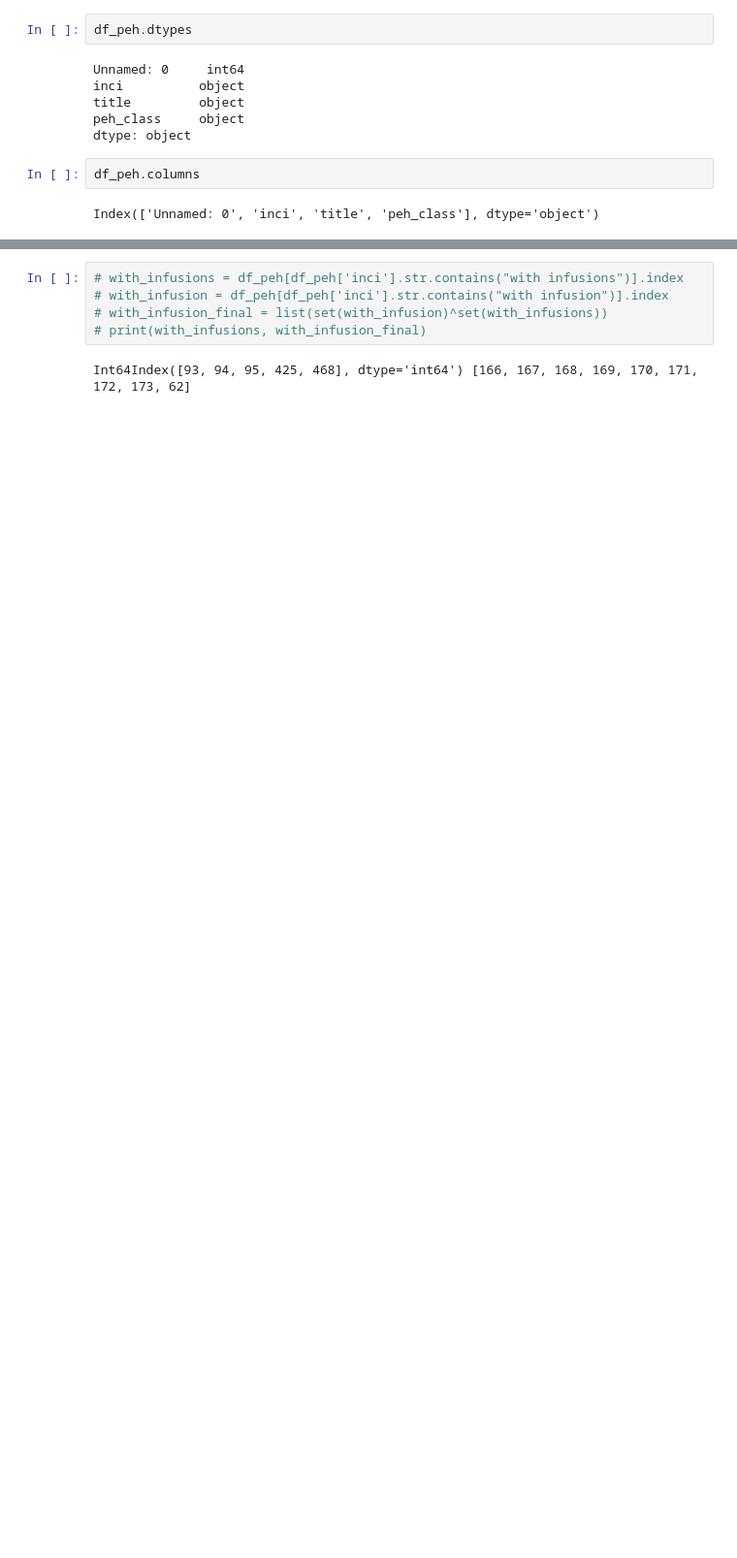
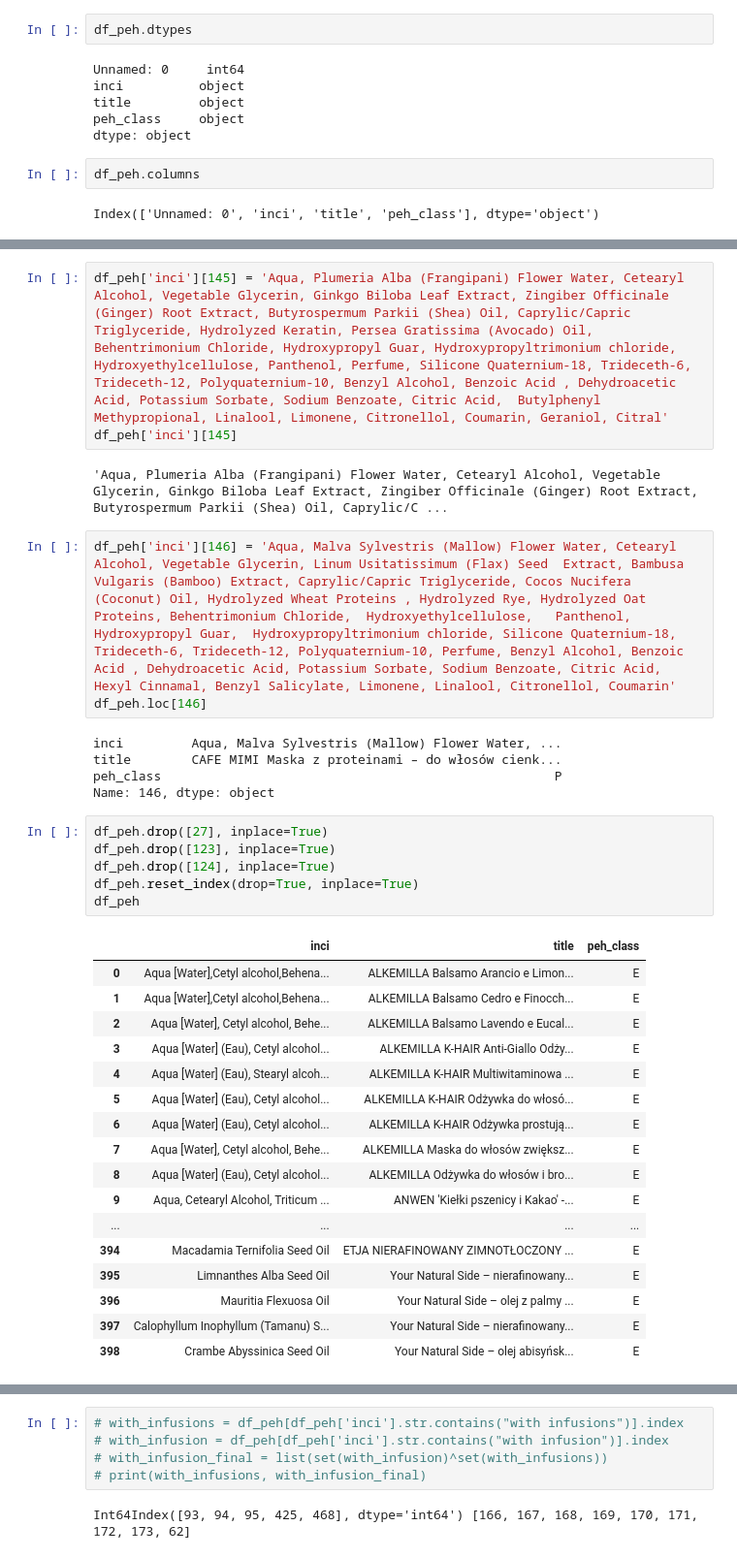
Before and after one commit to CodingBee77/Data_Science_Projects, a Jupyter notebook: PEH_Classifier/Data cleaning/PEH_Classifier_data_cleaning.ipynb, the cells around one changed output, grey strips where cells are left out. Shown at 97% size. Cells and saved outputs as stored; diff of their text form; blank space fills up the shorter version.

```diff
--- a/PEH_Classifier/Data cleaning/PEH_Classifier_data_cleaning.ipynb
+++ b/PEH_Classifier/Data cleaning/PEH_Classifier_data_cleaning.ipynb
@@ -113,0 +150,37 @@ Name: inci, dtype: object
+# %%
+df_peh['inci'][145] = 'Aqua, Plumeria Alba (Frangipani) Flower Water, Cetearyl Alcohol, Vegetable Glyсerin, Ginkgo Biloba Leaf Extract, Zingiber Officinale (Ginger) Root Extract, Butyrospermum Parkii (Shea) Oil, Caprylic/Capric Triglyceride, Hydrolyzed Keratin, Persea Gratissima (Avocado) Oil, Behentrimonium Chloride, Hydroxypropyl Guar, Hydroxypropyltrimonium chloride, Hydroxyethylcellulose, Panthenol, Perfume, Silicone Quaternium-18, Trideceth-6, Trideceth-12, Polyquaternium-10, Benzyl Alcohol, Benzoic Acid , Dehydroacetic Acid, Potassium Sorbate, Sodium Benzoate, Citric Acid,  Butylphenyl Methypropional, Linalool, Limonene, Citronellol, Coumarin, Geraniol, Citral'
+df_peh['inci'][145]
+# %% [output]
+'Aqua, Plumeria Alba (Frangipani) Flower Water, Cetearyl Alcohol, Vegetable Glyсerin, Ginkgo Biloba Leaf Extract, Zingiber Officinale (Ginger) Root Extract, Butyrospermum Parkii (Shea) Oil, Caprylic/C ...
+# %%
+df_peh['inci'][146] = 'Aqua, Malva Sylvestris (Mallow) Flower Water, Cetearyl Alcohol, Vegetable Glyсerin, Linum Usitatissimum (Flax) Seed  Extract, Bambusa Vulgaris (Bamboo) Extract, Caprylic/Capric Triglyceride, Cocos Nucifera (Coconut) Oil, Hydrolyzed Wheat Proteins , Hydrolyzed Rye, Hydrolyzed Oat Proteins, Behentrimonium Chloride,  Hydroxyethylcellulose,   Panthenol, Hydroxypropyl Guar,  Hydroxypropyltrimonium chloride, Silicone Quaternium-18, Trideceth-6, Trideceth-12, Polyquaternium-10, Perfume, Benzyl Alcohol, Benzoic Acid , Dehydroacetic Acid, Potassium Sorbate, Sodium Benzoate, Citric Acid, Hexyl Cinnamal, Benzyl Salicylate, Limonene, Linalool, Citronellol, Coumarin'
+df_peh.loc[146]
+# %% [output]
+inci         Aqua, Malva Sylvestris (Mallow) Flower Water, ...
+title        CAFE MIMI Maska z proteinami – do włosów cienk...
+peh_class                                                    P
+Name: 146, dtype: object
+# %%
+df_peh.drop([27], inplace=True)
+df_peh.drop([123], inplace=True)
+df_peh.drop([124], inplace=True)
+df_peh.reset_index(drop=True, inplace=True)
+df_peh
+# %% [output]
+|  | inci | title | peh_class |
+| 0 | Aqua [Water],Cetyl alcohol,Behena... | ALKEMILLA Balsamo Arancio e Limon... | E |
+| 1 | Aqua [Water],Cetyl alcohol,Behena... | ALKEMILLA Balsamo Cedro e Finocch... | E |
+| 2 | Aqua [Water], Cetyl alcohol, Behe... | ALKEMILLA Balsamo Lavendo e Eucal... | E |
+| 3 | Aqua [Water] (Eau), Cetyl alcohol... | ALKEMILLA K-HAIR Anti-Giallo Odży... | E |
+| 4 | Aqua [Water] (Eau), Stearyl alcoh... | ALKEMILLA K-HAIR Multiwitaminowa ... | E |
+| 5 | Aqua [Water] (Eau), Cetyl alcohol... | ALKEMILLA K-HAIR Odżywka do włosó... | E |
+| 6 | Aqua [Water] (Eau), Cetyl alcohol... | ALKEMILLA K-HAIR Odżywka prostują... | E |
+| 7 | Aqua [Water], Cetyl alcohol, Behe... | ALKEMILLA Maska do włosów zwiększ... | E |
+| 8 | Aqua [Water] (Eau), Cetyl alcohol... | ALKEMILLA Odżywka do włosów i bro... | E |
+| 9 | Aqua, Cetearyl Alcohol, Triticum ... | ANWEN 'Kiełki pszenicy i Kakao' -... | E |
+| ... | ... | ... | ... |
+| 394 | Macadamia Ternifolia Seed Oil | ETJA NIERAFINOWANY ZIMNOTŁOCZONY ... | E |
+| 395 | Limnanthes Alba Seed Oil | Your Natural Side – nierafinowany... | E |
+| 396 | Mauritia Flexuosa Oil | Your Natural Side – olej z palmy ... | E |
+| 397 | Calophyllum Inophyllum (Tamanu) S... | Your Natural Side – nierafinowany... | E |
+| 398 | Crambe Abyssinica Seed Oil | Your Natural Side – olej abisyńsk... | E |
```
Also changed, not shown: parts of 24 cells of this notebook.
